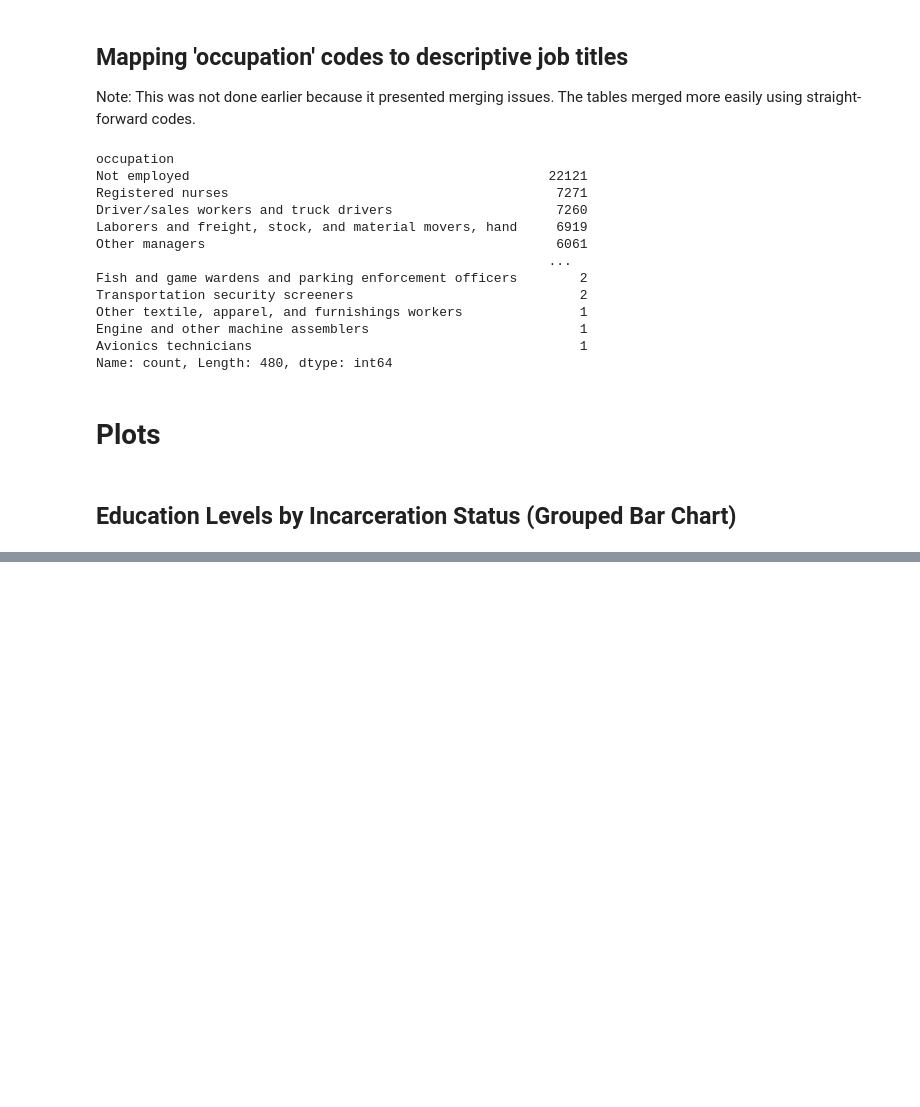
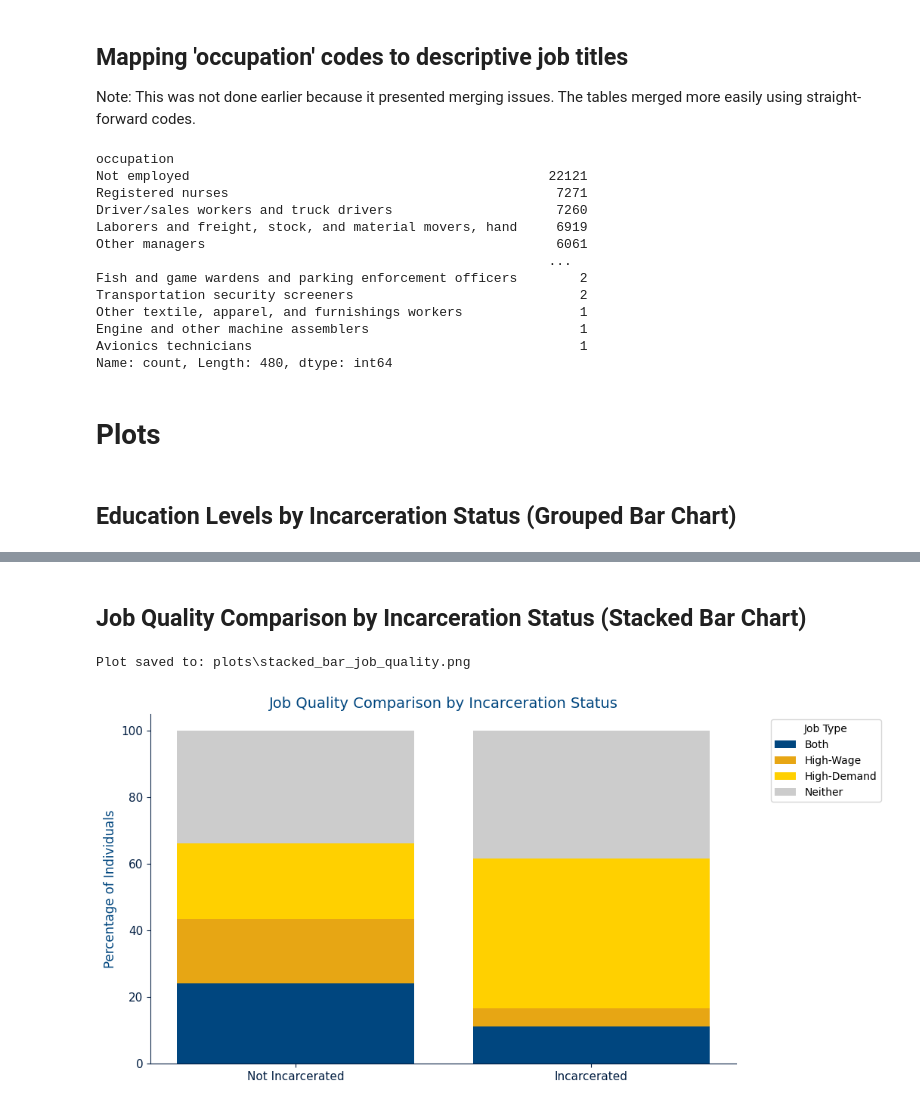
Before and after one commit to ashley-skidmore/prison_to_profession, a Jupyter notebook: main.ipynb, the cells around one changed output, grey strips where cells are left out. Drawn from its saved outputs; the diff is of its cells as text; code cells hidden in the pictures; blank space fills up the shorter version.

```diff
--- a/main.ipynb
+++ b/main.ipynb
@@ -255,0 +336,65 @@ Plot saved to: plots\education_grouped_bar.png
+# %% [markdown]
+## Job Quality Comparison by Incarceration Status (Stacked Bar Chart)
+# %%
+# Prepare the data
+grouped_data = all_data.dropna(subset=['likely_incarcerated', 'mean_annual_wage', 'percent_change']).copy()
+
+def classify_job(row):
+    high_wage = row['mean_annual_wage'] >= 50000
+    high_demand = row['percent_change'] >= 5
+    if high_wage and high_demand:
+        return "Both"
+    elif high_wage:
+        return "High-Wage"
+    elif high_demand:
+        return "High-Demand"
+    else:
+        return "Neither"
+
+grouped_data['job_type'] = grouped_data.apply(classify_job, axis=1)
+
+# Get percentages for stacked chart
+group_percent = (
+    grouped_data.groupby(['likely_incarcerated', 'job_type'])
+    .size()
+    .groupby(level=0)
+    .apply(lambda x: 100 * x / x.sum())
+    .unstack(fill_value=0)
+)
+
+# Define order for stacking
+job_types = ['Both', 'High-Wage', 'High-Demand', 'Neither']
+colors = {
+    'Both': '#00467F',
+    'High-Wage': '#E7A614',
+    'High-Demand': '#ffd000',
+    'Neither': '#CCCCCC'
+}
+
+fig, ax = plt.subplots(figsize=(10, 6))
+
+# Initialize bottom of bars
+bottom = [0, 0]  # [Not Incarcerated, Incarcerated]
+x = [0, 1]
+
+# Add bars for each job type
+for jt in job_types:
+    heights = [group_percent.loc[0, jt].iloc[0], group_percent.loc[1, jt].iloc[0]]
+    ax.bar(x, heights, bottom=bottom, label=jt, color=colors[jt])
+    bottom = [sum(x) for x in zip(bottom, heights)]
+
+# Apply consistent styling
+styled_plot(
+    title="Job Quality Comparison by Incarceration Status",
+    xlabel="",
+    ylabel="Percentage of Individuals",
+    fontsize=12
+)
+
+plt.xticks([0, 1], ['Not Incarcerated', 'Incarcerated'])
+plt.legend(title="Job Type", bbox_to_anchor=(1.05, 1), loc='upper left')
+save_plot("stacked_bar_job_quality.png")
+plt.show()
+# %% [output]
+Plot saved to: plots\stacked_bar_job_quality.png
+[figure, added]
```
Also changed, not shown: parts of 8 cells of this notebook, 5 other files.
